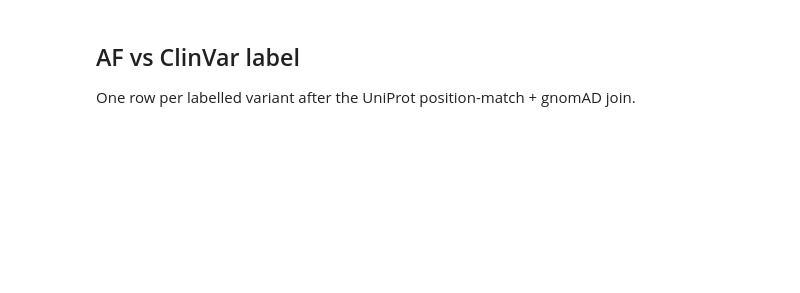
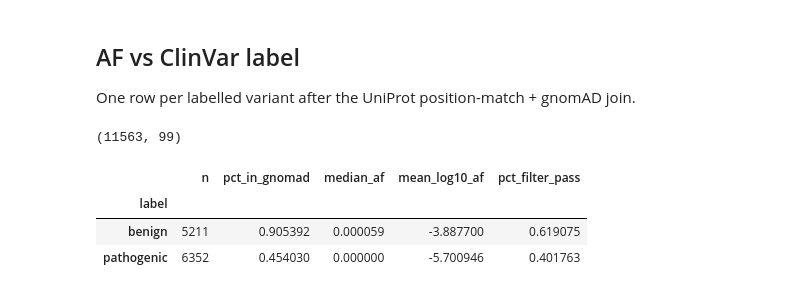
Before and after one commit to milisvitlica/clinvar-pathogenicity-classifier, a Jupyter notebook: notebooks/eda/gnomad_eda.ipynb, the cells around one changed output. Drawn from its saved outputs; the diff is of its cells as text; code cells hidden in the pictures; blank space fills up the shorter version.

```diff
--- a/notebooks/eda/gnomad_eda.ipynb
+++ b/notebooks/eda/gnomad_eda.ipynb
@@ -47,15 +65,21 @@ found.describe(percentiles=[0.5, 0.9, 0.99])
 One row per labelled variant after the UniProt position-match + gnomAD join.
 # %%
 joined = pd.read_parquet(JOINED)
-model = prepare_modeling_frame(joined)
+model = add_gnomad_features(prepare_modeling_frame(joined))
 print(model.shape)
 model.groupby("label").agg(
     n=("VariationID", "size"),
     pct_in_gnomad=("in_gnomad", "mean"),
     median_af=("gnomad_af", "median"),
     mean_log10_af=("log10_gnomad_af", "mean"),
     pct_filter_pass=("gnomad_filter_pass", "mean"),
 )
+# %% [output]
+(11563, 99)
+|  | n | pct_in_gnomad | median_af | mean_log10_af | pct_filter_pass |
+| label |  |  |  |  |  |
+| benign | 5211 | 0.905392 | 0.000059 | -3.887700 | 0.619075 |
+| pathogenic | 6352 | 0.454030 | 0.000000 | -5.700946 | 0.401763 |
 # %%
 print(model["gnomad_af_bin"].value_counts().to_string())
 pd.crosstab(model["gnomad_af_bin"], model["label"], normalize="index").round(3)
```
Also changed, not shown: parts of 6 cells of this notebook, 15 other files.
